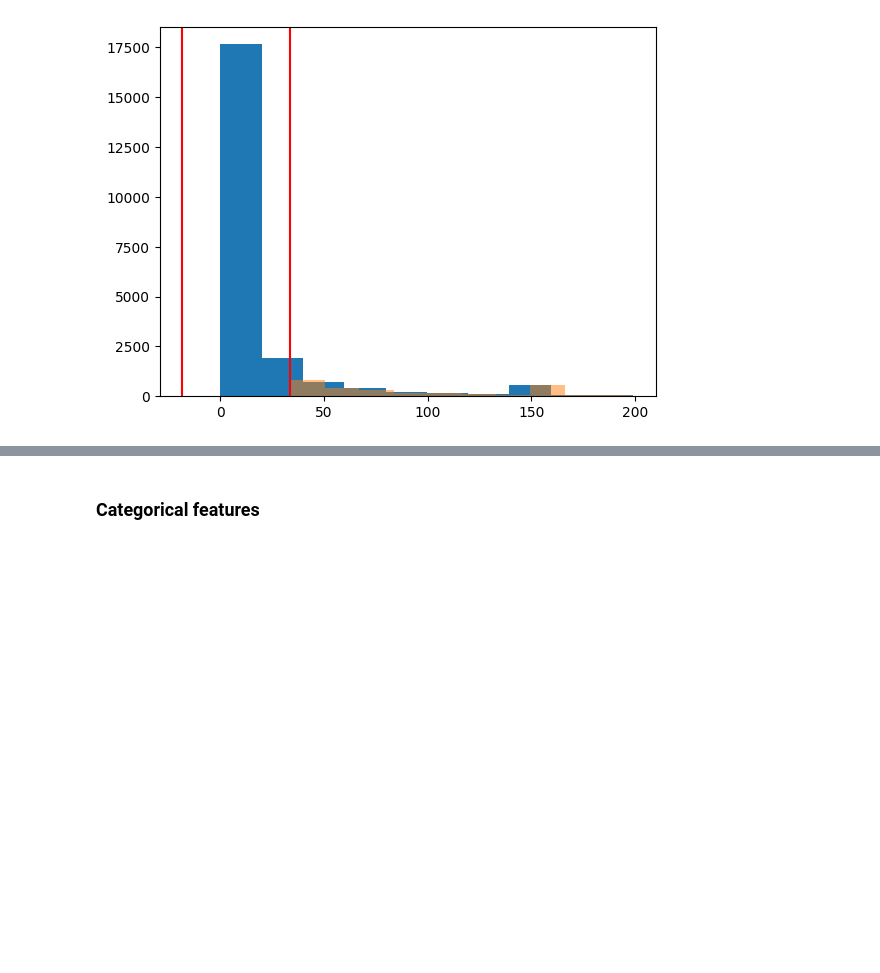
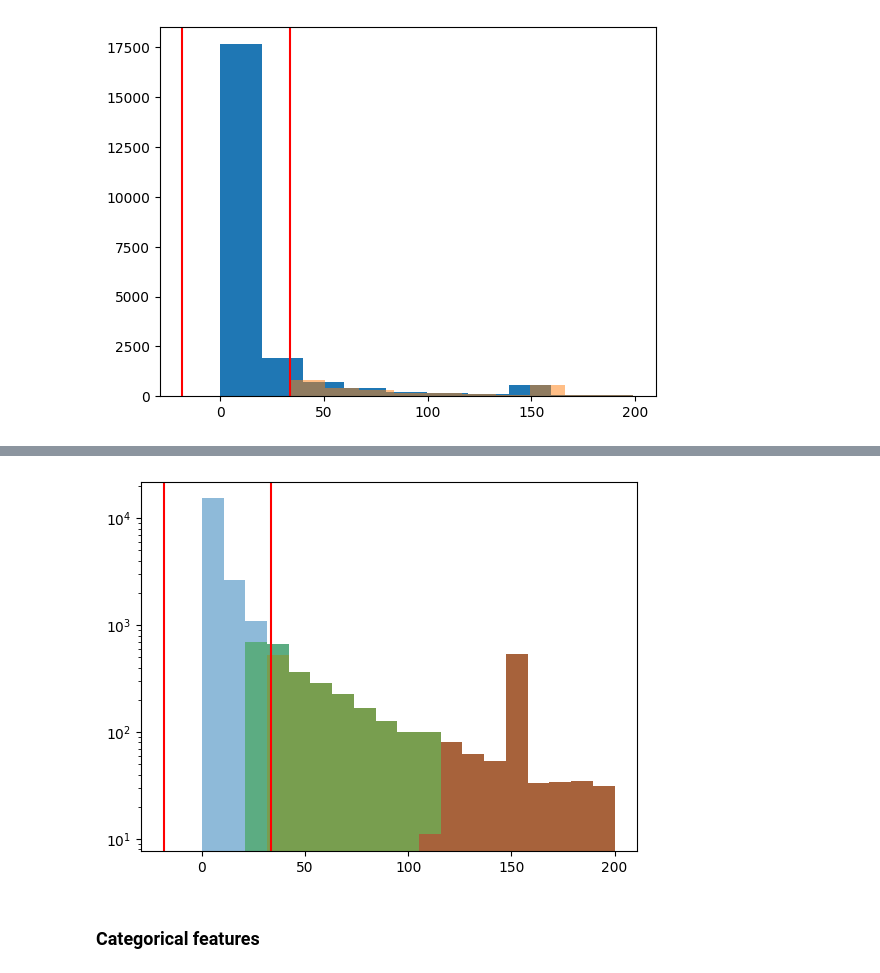
Before and after one commit to Py-ualg/2025-tidy-python, a Jupyter notebook: tutorials/nb3_visualization.ipynb, the cells around one changed output, grey strips where cells are left out. Cells and saved outputs as stored; diff of their text form; code cells hidden in the pictures; blank space fills up the shorter version.

```diff
--- a/tutorials/nb3_visualization.ipynb
+++ b/tutorials/nb3_visualization.ipynb
@@ -145,0 +184,20 @@ plt.show()
+# %%
+def modified_z_score(df: pd.DataFrame, col: str) -> pd.DataFrame:
+    """
+    Compute the modified z-score for a given column in a DataFrame.
+
+    Args:
+        df (pandas.DataFrame): The input DataFrame.
+        col (str): The name of the column for which to compute the modified z-score.
+
+    Returns:
+        pandas.DataFrame: A new DataFrame with the modified z-score for the specified column.
+    """
+
+    x = df[col].dropna()
+    median = np.median(x)
+    mad = np.median(np.abs(x - median))
+    mod_z = 0.6745 * (x - median) / mad
+
+    outliers = df.loc[np.abs(mod_z) > 3.5]
+    return outliers
@@ -145,0 +211,18 @@ plt.show()
+# %%
+outliers_iqr = get_iqr(crabs1, 'right_claw_length')
+outliers_z = modified_z_score(crabs1, 'right_claw_length')
+outliers_std = get_outliers_std(crabs1, 'right_claw_length')
+
+bins = np.linspace(0, 200, 20)
+plt.hist(crabs1['right_claw_length'], bins=bins, alpha=0.5)
+plt.hist(outliers_iqr['right_claw_length'], bins=bins, alpha=0.5)
+plt.hist(outliers_z['right_claw_length'], bins=bins, alpha=0.5)
+plt.hist(outliers_std['right_claw_length'], bins=bins, alpha=0.5)
+
+
+plt.axvline(x=lower, color='r')
+plt.axvline(x=upper, color='r')
+plt.yscale('log')
+plt.show()
+# %% [output]
+[figure, added]
```
Also changed, not shown: parts of 54 cells of this notebook.
